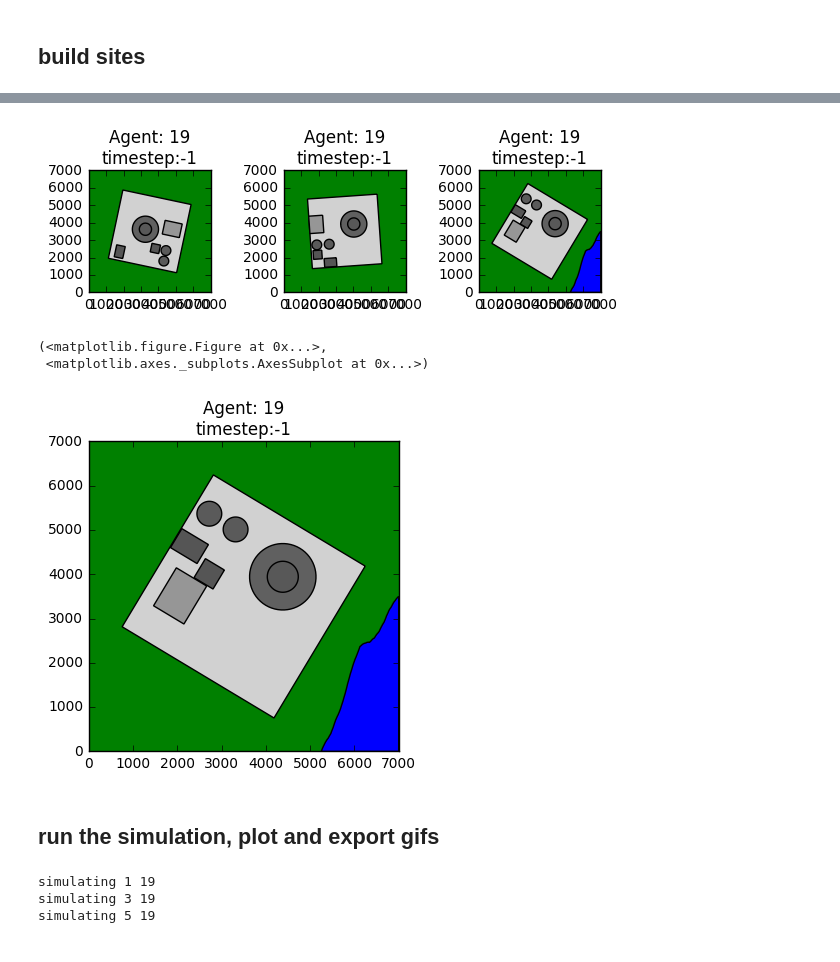
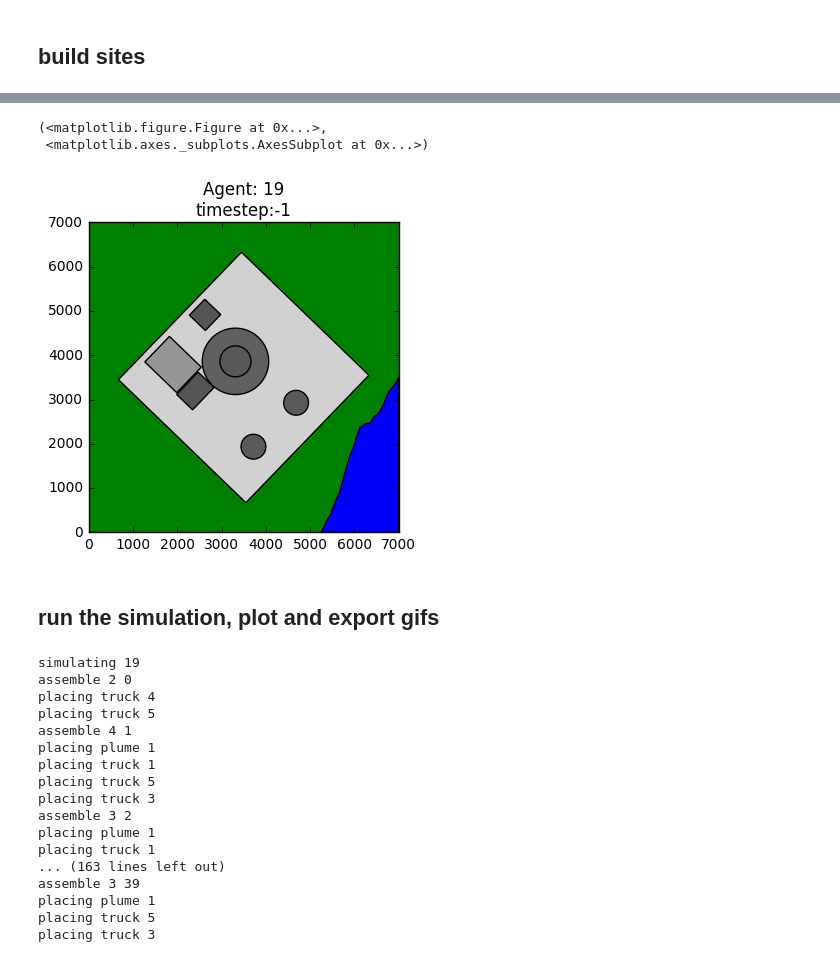
Before and after one commit to CNERG/cycsat, a Jupyter notebook: demo.ipynb, the cells around one changed output, grey strips where cells are left out. Saved outputs shown, nothing was run; the diff lists cells and outputs as text; code cells hidden in the pictures.

```diff
--- a/demo.ipynb
+++ b/demo.ipynb
@@ -40,23 +52,32 @@ sim.Site()
 # %%
 # plot builds of facilities
-sim.plot('AgentId == 19')
-plt.tight_layout()
+build = sim.load_build(1)
+build.plot()
 # %% [output]
+(<matplotlib.figure.Figure at 0x...>,
+ <matplotlib.axes._subplots.AxesSubplot at 0x...>)
-[figure, old version]
+[figure, new version]
-# %%
-# plot mulitple facilities with a sql query
-sim.plot(sql='id == 5')
-# %% [output]
-(<matplotlib.figure.Figure at 0x...>,
- <matplotlib.axes._subplots.AxesSubplot at 0x...>)
-[figure, removed]
 # %% [markdown]
 ## run the simulation, plot and export gifs
-# %%
-sim.simulate(sql='AgentId == 19')
-# %% [output]
-simulating 1 19
-simulating 3 19
-simulating 5 19
+# %%
+simulation = build.simulate()
+# %% [output]
+simulating 19
+assemble 2 0
+placing truck 4
+placing truck 5
+assemble 4 1
+placing plume 1
+placing truck 1
+placing truck 5
+placing truck 3
+assemble 3 2
+placing plume 1
+placing truck 1
+... (163 lines left out)
+assemble 3 39
+placing plume 1
+placing truck 5
+placing truck 3
 # %%
 # plot at a timestep
```
Also changed, not shown: parts of 9 cells of this notebook, 2 other files.
